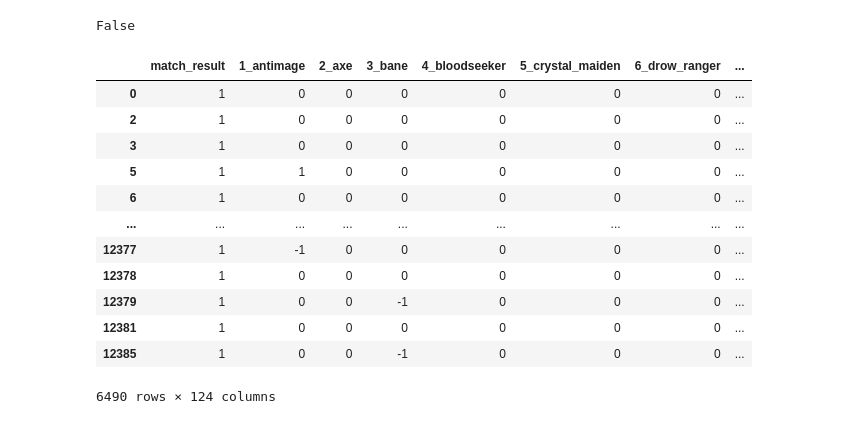
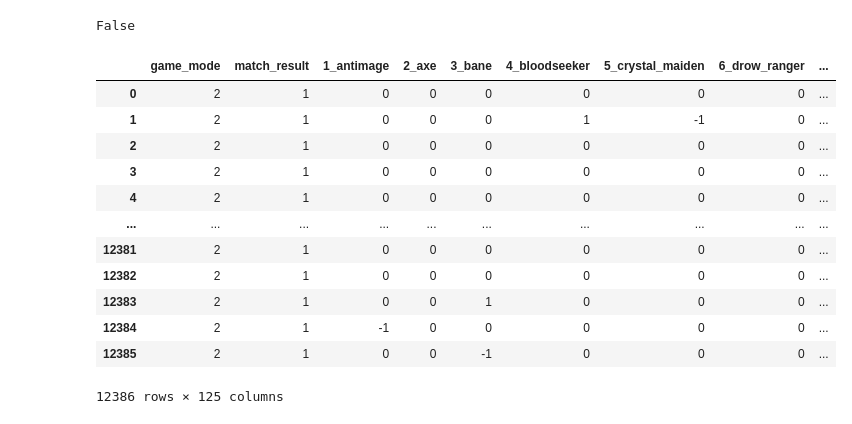
Before and after one commit to bvanhoewijk/ML2022, a Jupyter notebook: src/data_exploration/data_analysis.ipynb, the cells around one changed output. Saved outputs shown, nothing was run; the diff lists cells and outputs as text; code cells hidden in the pictures.

```diff
--- a/src/data_exploration/data_analysis.ipynb
+++ b/src/data_exploration/data_analysis.ipynb
@@ -30,6 +30,21 @@ False
 # %%
 # delete cluster_id
 df.drop(['match_id'], axis=1, inplace=True)
+df
+# %% [output]
+|  | game_mode | match_result | 1_antimage | 2_axe | 3_bane | 4_bloodseeker | 5_crystal_maiden | 6_drow_ranger | ... |
+| 0 | 2 | 1 | 0 | 0 | 0 | 0 | 0 | 0 | ... |
+| 1 | 2 | 1 | 0 | 0 | 0 | 1 | -1 | 0 | ... |
+| 2 | 2 | 1 | 0 | 0 | 0 | 0 | 0 | 0 | ... |
+| 3 | 2 | 1 | 0 | 0 | 0 | 0 | 0 | 0 | ... |
+| 4 | 2 | 1 | 0 | 0 | 0 | 0 | 0 | 0 | ... |
+| ... | ... | ... | ... | ... | ... | ... | ... | ... | ... |
+| 12381 | 2 | 1 | 0 | 0 | 0 | 0 | 0 | 0 | ... |
+| 12382 | 2 | 1 | 0 | 0 | 0 | 0 | 0 | 0 | ... |
+| 12383 | 2 | 1 | 0 | 0 | 1 | 0 | 0 | 0 | ... |
+| 12384 | 2 | 1 | -1 | 0 | 0 | 0 | 0 | 0 | ... |
+| 12385 | 2 | 1 | 0 | 0 | -1 | 0 | 0 | 0 | ... |
+12386 rows × 125 columns
 # %%
 # sns.set(rc = {'figure.figsize':(5,5)})
 # sns.countplot(data=df, x='game_mode')
@@ -43,16 +53,0 @@ group2 = df[df["match_result"] == -1]
-# %%
-group1
-# %% [output]
-|  | match_result | 1_antimage | 2_axe | 3_bane | 4_bloodseeker | 5_crystal_maiden | 6_drow_ranger | ... |
-| 0 | 1 | 0 | 0 | 0 | 0 | 0 | 0 | ... |
-| 2 | 1 | 0 | 0 | 0 | 0 | 0 | 0 | ... |
-| 3 | 1 | 0 | 0 | 0 | 0 | 0 | 0 | ... |
-| 5 | 1 | 1 | 0 | 0 | 0 | 0 | 0 | ... |
-| 6 | 1 | 0 | 0 | 0 | 0 | 0 | 0 | ... |
-| ... | ... | ... | ... | ... | ... | ... | ... | ... |
-| 12377 | 1 | -1 | 0 | 0 | 0 | 0 | 0 | ... |
-| 12378 | 1 | 0 | 0 | 0 | 0 | 0 | 0 | ... |
-| 12379 | 1 | 0 | 0 | -1 | 0 | 0 | 0 | ... |
-| 12381 | 1 | 0 | 0 | 0 | 0 | 0 | 0 | ... |
-| 12385 | 1 | 0 | 0 | -1 | 0 | 0 | 0 | ... |
-6490 rows × 124 columns
```
Also changed, not shown: parts of 39 cells of this notebook, 1 other file.
